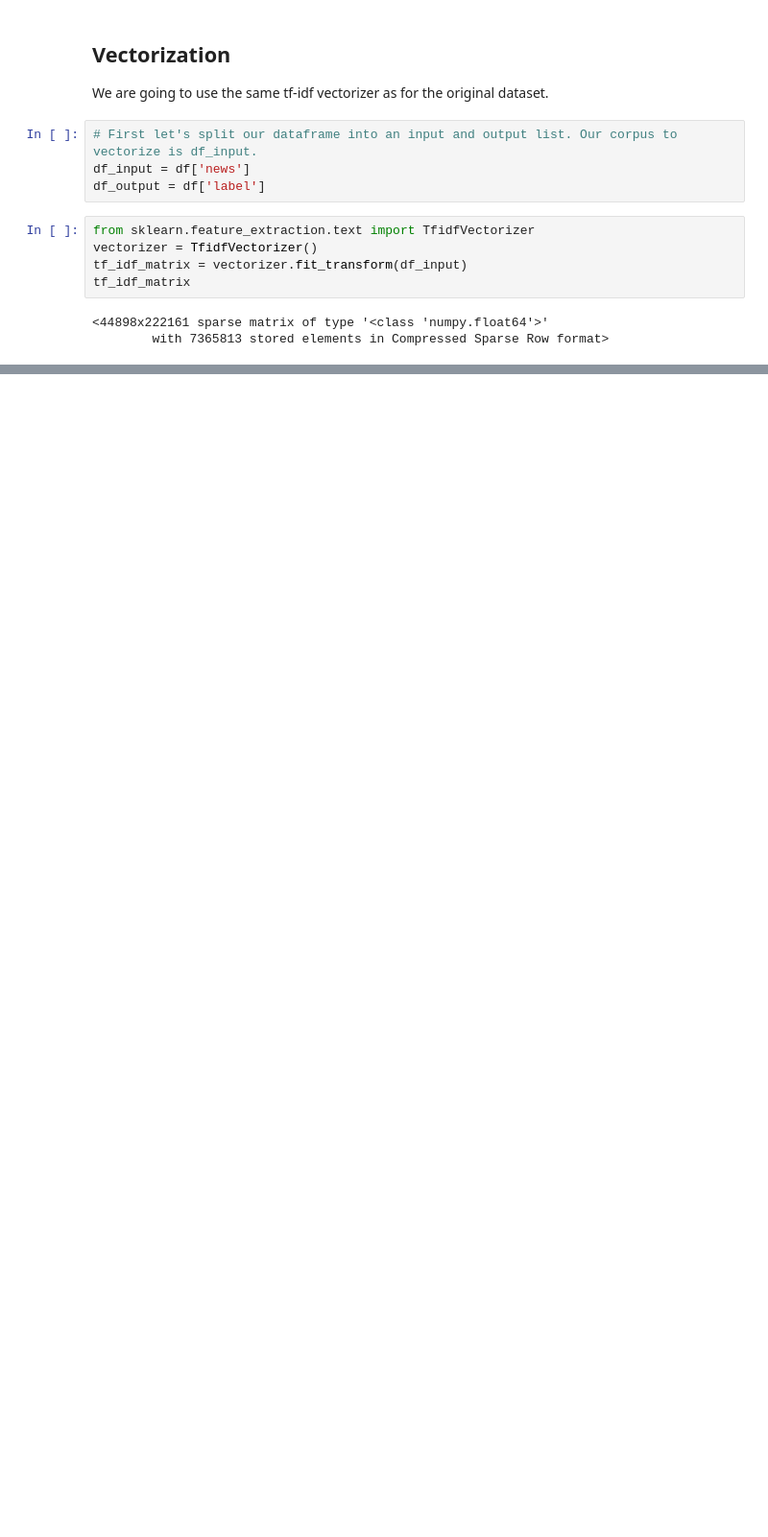
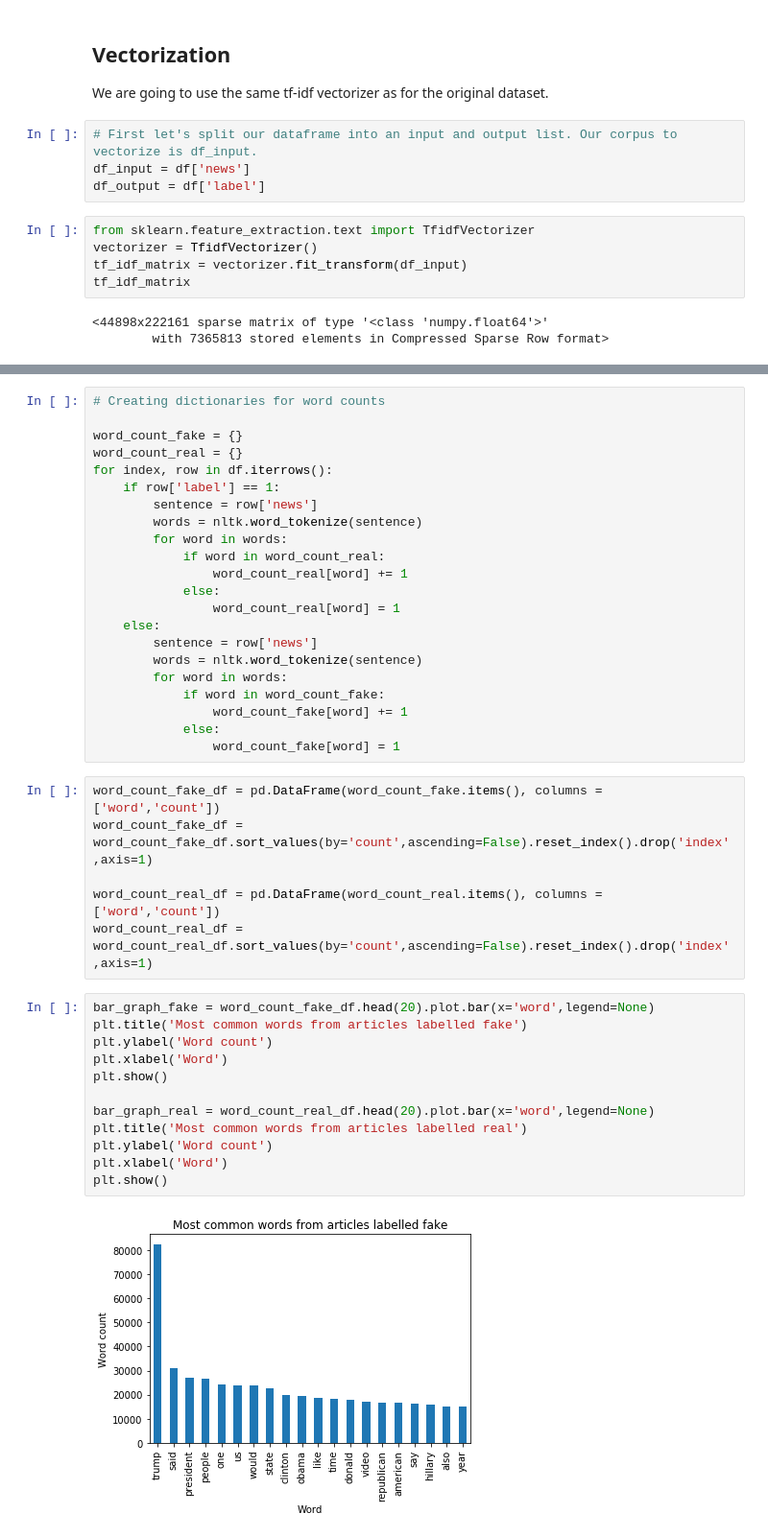
Before and after one commit to EMAT31530/ai-group-project-maths-team, a Jupyter notebook: New Dataset.ipynb, the cells around one changed output, grey strips where cells are left out. Shown at 96% size. Saved outputs shown, nothing was run; the diff lists cells and outputs as text; blank space fills up the shorter version.

```diff
--- a/New Dataset.ipynb
+++ b/New Dataset.ipynb
@@ -165,0 +230,42 @@ tf_idf_matrix
+# %%
+# Creating dictionaries for word counts
+
+word_count_fake = {}
+word_count_real = {}
+for index, row in df.iterrows():
+    if row['label'] == 1:
+        sentence = row['news']
+        words = nltk.word_tokenize(sentence)
+        for word in words:
+            if word in word_count_real:
+                word_count_real[word] += 1
+            else:
+                word_count_real[word] = 1
+    else:
+        sentence = row['news']
+        words = nltk.word_tokenize(sentence)
+        for word in words:
+            if word in word_count_fake:
+                word_count_fake[word] += 1
+            else:
+                word_count_fake[word] = 1
+# %%
+word_count_fake_df = pd.DataFrame(word_count_fake.items(), columns = ['word','count'])
+word_count_fake_df = word_count_fake_df.sort_values(by='count',ascending=False).reset_index().drop('index',axis=1)
+
+word_count_real_df = pd.DataFrame(word_count_real.items(), columns = ['word','count'])
+word_count_real_df = word_count_real_df.sort_values(by='count',ascending=False).reset_index().drop('index',axis=1)
+# %%
+bar_graph_fake = word_count_fake_df.head(20).plot.bar(x='word',legend=None)
+plt.title('Most common words from articles labelled fake')
+plt.ylabel('Word count')
+plt.xlabel('Word')
+plt.show()
+
+bar_graph_real = word_count_real_df.head(20).plot.bar(x='word',legend=None)
+plt.title('Most common words from articles labelled real')
+plt.ylabel('Word count')
+plt.xlabel('Word')
+plt.show()
+# %% [output]
+[figure, added]
```
Also changed, not shown: parts of 20 cells of this notebook, 1 other file.
